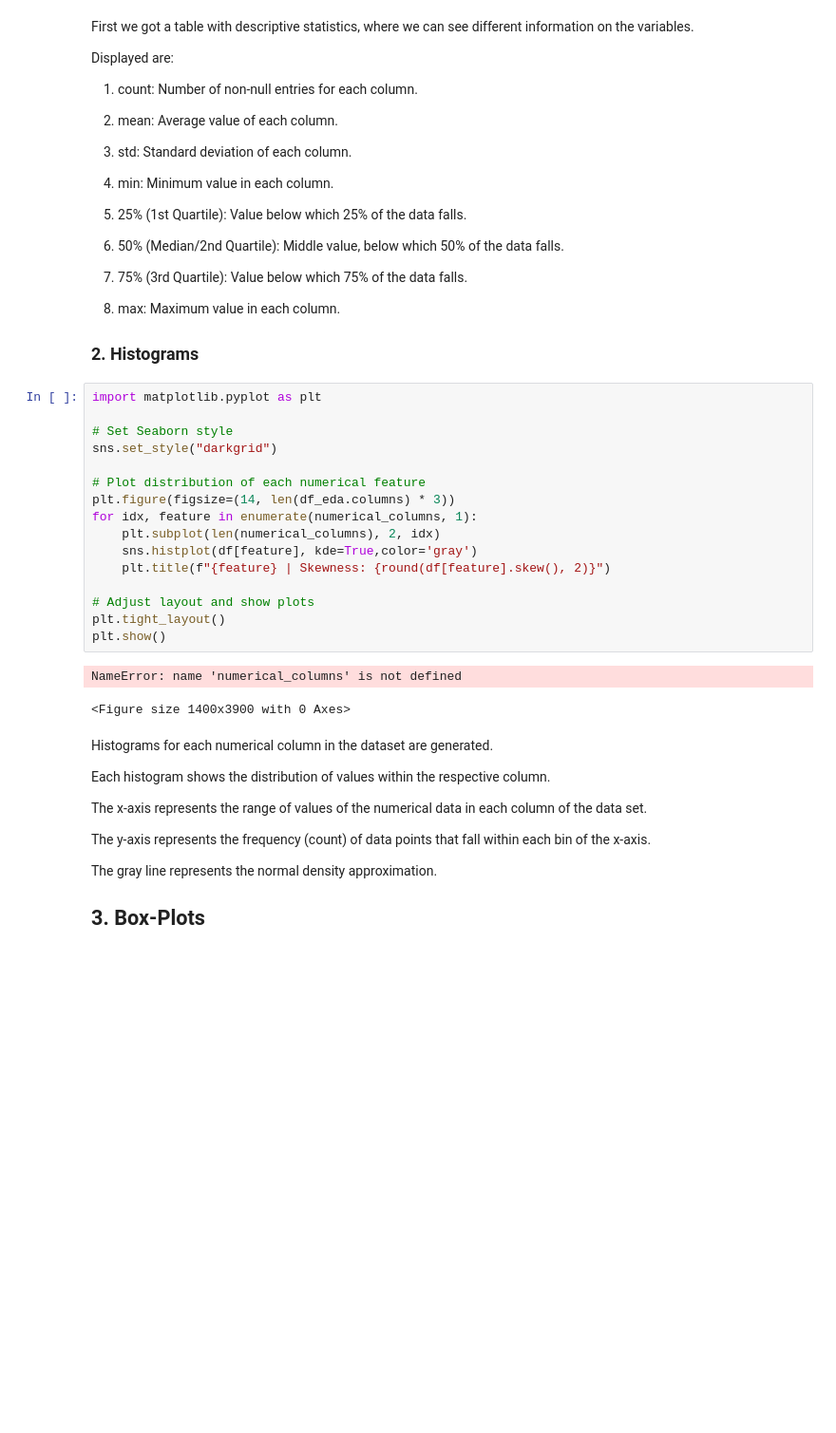
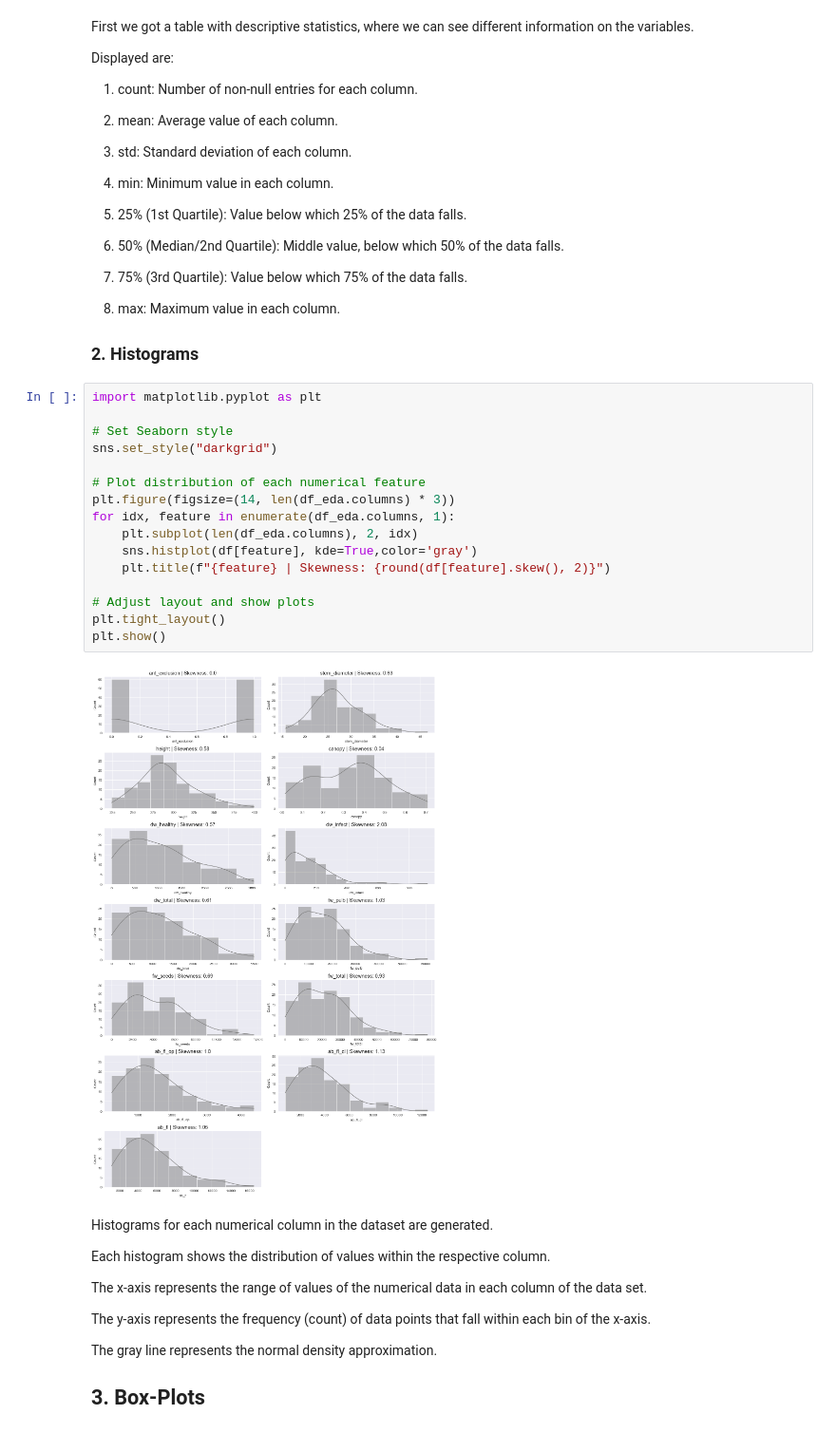
Before and after one commit to Statsomat/OLSAI, a Jupyter notebook: ColabNotebooks/CacaoPL_v2.ipynb, the cells around one changed output. Shown at 95% size. Drawn from its saved outputs; the diff is of its cells as text; blank space fills up the shorter version.

Commit message:
Visual Adjustments

```diff
--- a/ColabNotebooks/CacaoPL_v2.ipynb
+++ b/ColabNotebooks/CacaoPL_v2.ipynb
@@ -94,22 +94,21 @@ Displayed are:
 # %%
 import matplotlib.pyplot as plt
 
 # Set Seaborn style
 sns.set_style("darkgrid")
 
 # Plot distribution of each numerical feature
 plt.figure(figsize=(14, len(df_eda.columns) * 3))
-for idx, feature in enumerate(numerical_columns, 1):
-    plt.subplot(len(numerical_columns), 2, idx)
+for idx, feature in enumerate(df_eda.columns, 1):
+    plt.subplot(len(df_eda.columns), 2, idx)
     sns.histplot(df[feature], kde=True,color='gray')
     plt.title(f"{feature} | Skewness: {round(df[feature].skew(), 2)}")
 
 # Adjust layout and show plots
 plt.tight_layout()
 plt.show()
 # %% [output]
-NameError: name 'numerical_columns' is not defined
-<Figure size 1400x3900 with 0 Axes>
+[figure, added]
 # %% [markdown]
 Histograms for each numerical column in the dataset are generated.
 
```
